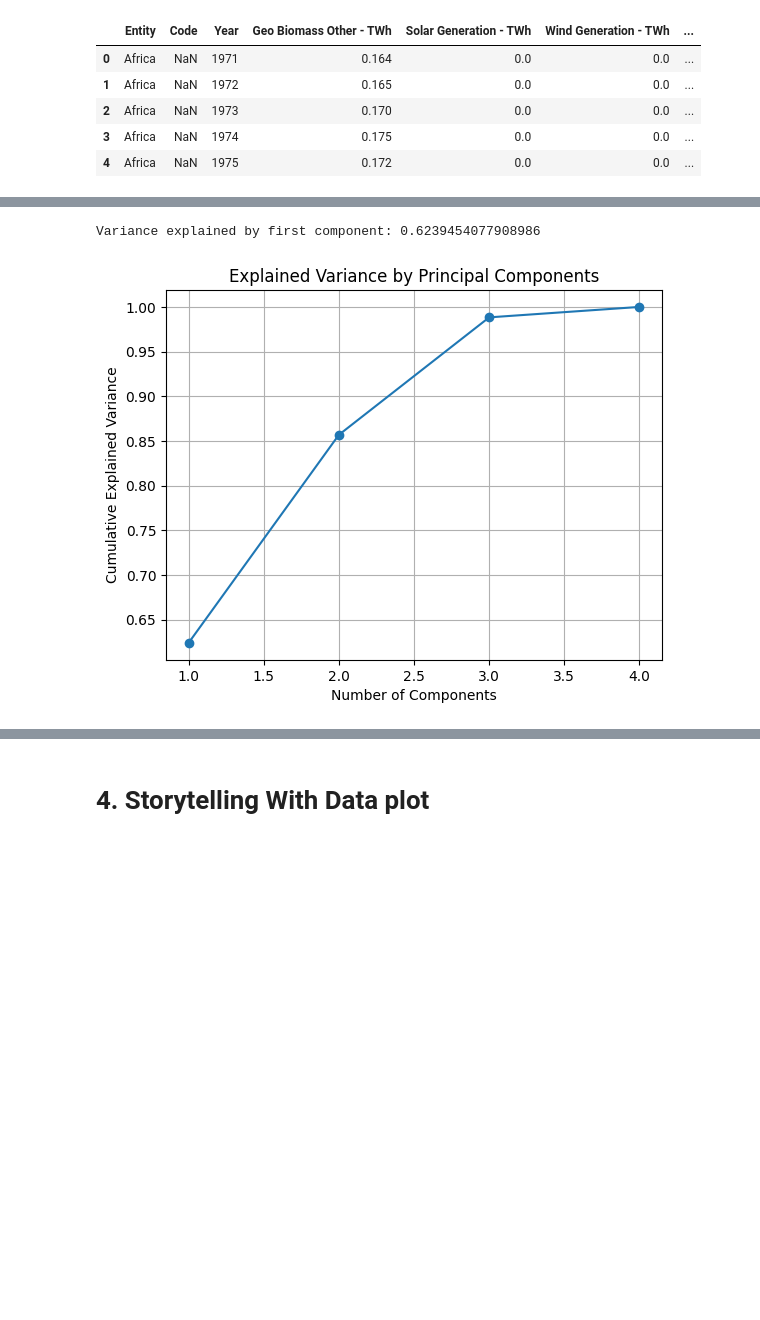
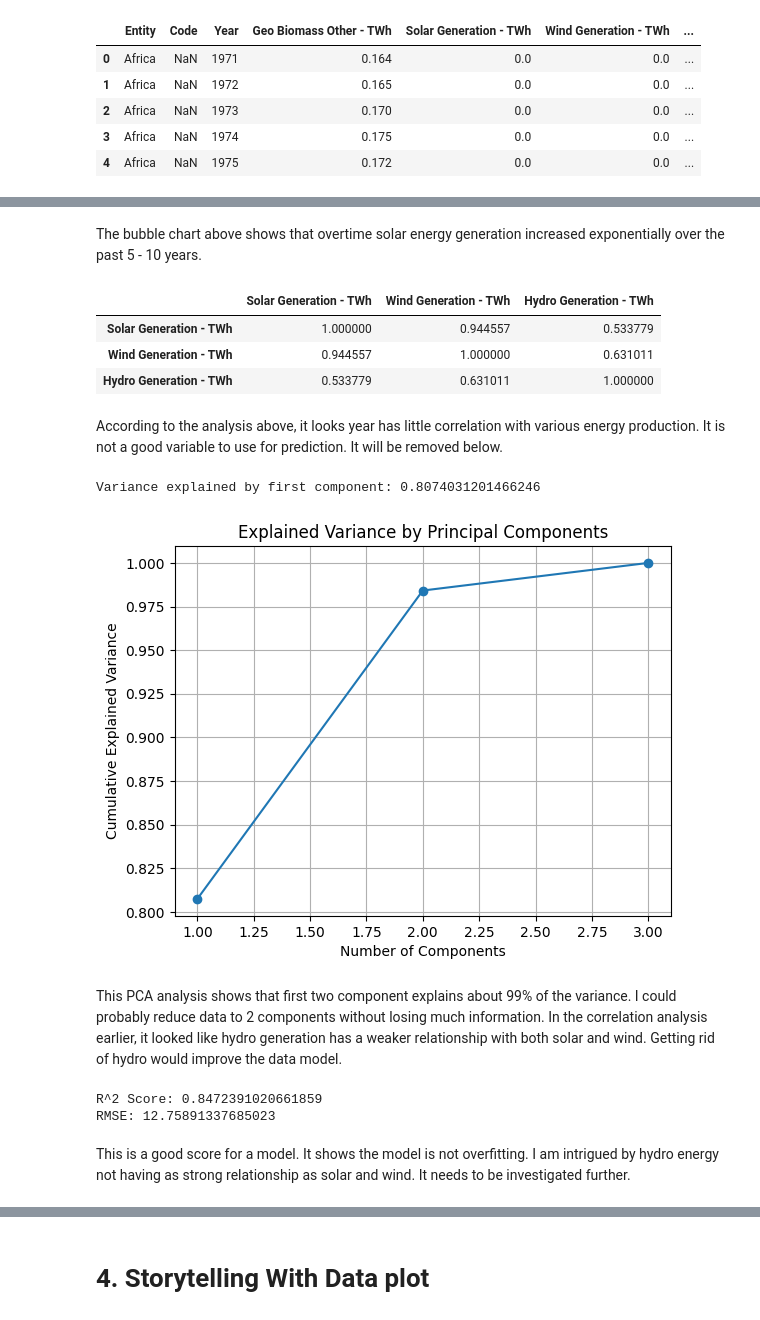
Before and after one commit to bu-sohan/AI-for-Leaders-Spring-2025, a Jupyter notebook: Week9.ipynb, the cells around one changed output, grey strips where cells are left out. Saved outputs shown, nothing was run; the diff lists cells and outputs as text; code cells hidden in the pictures; blank space fills up the shorter version.

```diff
--- a/Week9.ipynb
+++ b/Week9.ipynb
@@ -226,30 +237,72 @@ plt.show()
+# %% [markdown]
+The bubble chart above shows that overtime solar energy generation increased exponentially over the past 5 - 10 years.
+# %%
+df_ren2_numeric.corr()
+# %% [output]
+|  | Solar Generation - TWh | Wind Generation - TWh | Hydro Generation - TWh |
+| Solar Generation - TWh | 1.000000 | 0.944557 | 0.533779 |
+| Wind Generation - TWh | 0.944557 | 1.000000 | 0.631011 |
+| Hydro Generation - TWh | 0.533779 | 0.631011 | 1.000000 |
+# %% [markdown]
+According to the analysis above, it looks year has little correlation with various energy production. It is not a good variable to use for prediction. It will be removed below.
 # %%
 from sklearn.decomposition import PCA
 from sklearn.preprocessing import StandardScaler
 import matplotlib.pyplot as plt
 
 # Subset and scale the numeric data
-df_ren2_numeric = df_ren2[['Year', 'Solar Generation - TWh', 'Wind Generation - TWh', 'Hydro Generation - TWh']].dropna()
+df_ren2_numeric = df_ren2[['Solar Generation - TWh', 'Wind Generation - TWh', 'Hydro Generation - TWh']].dropna()
 
 X = df_ren2_numeric
 scaler = StandardScaler()
 X_scaled = scaler.fit_transform(X)
 
 # Run PCA
 pca = PCA()
 X_pca = pca.fit_transform(X_scaled)
 
 # Variance explained
 explained_variance = pca.explained_variance_ratio_
 print("Variance explained by first component:", explained_variance[0])
 
 # Plot cumulative variance
 plt.plot(range(1, len(explained_variance)+1), explained_variance.cumsum(), marker='o')
 plt.xlabel('Number of Components')
 plt.ylabel('Cumulative Explained Variance')
 plt.title('Explained Variance by Principal Components')
 plt.grid(True)
 plt.show()
 # %% [output]
-Variance explained by first component: 0.6239454077908986
+Variance explained by first component: 0.8074031201466246
-[figure, old version]
+[figure, new version]
+# %% [markdown]
+This PCA analysis shows that first two component explains about 99% of the variance. I could probably reduce data to 2 components without losing much information. In the correlation analysis earlier, it looked like hydro generation has a weaker relationship with both solar and wind. Getting rid of hydro would improve the data model.
+# %%
+from sklearn.linear_model import LinearRegression
+from sklearn.model_selection import train_test_split
+from sklearn.metrics import mean_squared_error, r2_score
+import numpy as np
+
+# Try predicting one feature using others
+X = df_ren2_numeric[['Wind Generation - TWh']]
+y = df_ren2_numeric['Solar Generation - TWh']
+
+X_train, X_test, y_train, y_test = train_test_split(X, y, test_size=0.2, random_state=42)
+
+model = LinearRegression()
+model.fit(X_train, y_train)
+
+y_pred = model.predict(X_test)
+
+# Calculate R² and RMSE
+print("R^2 Score:", r2_score(y_test, y_pred))
+
+# Calculate RMSE manually
+mse = mean_squared_error(y_test, y_pred)
+rmse = np.sqrt(mse)
+print("RMSE:", rmse)
+# %% [output]
+R^2 Score: 0.8472391020661859
+RMSE: 12.75891337685023
+# %% [markdown]
+This is a good score for a model. It shows the model is not overfitting. I am intrigued by hydro energy not having as strong relationship as solar and wind. It needs to be investigated further.
```
Also changed, not shown: parts of 23 cells of this notebook.
